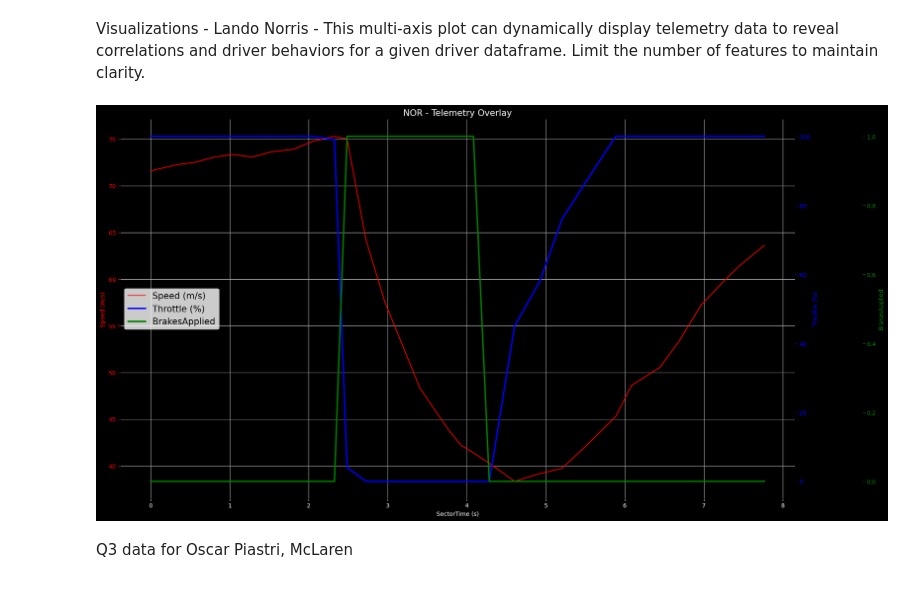
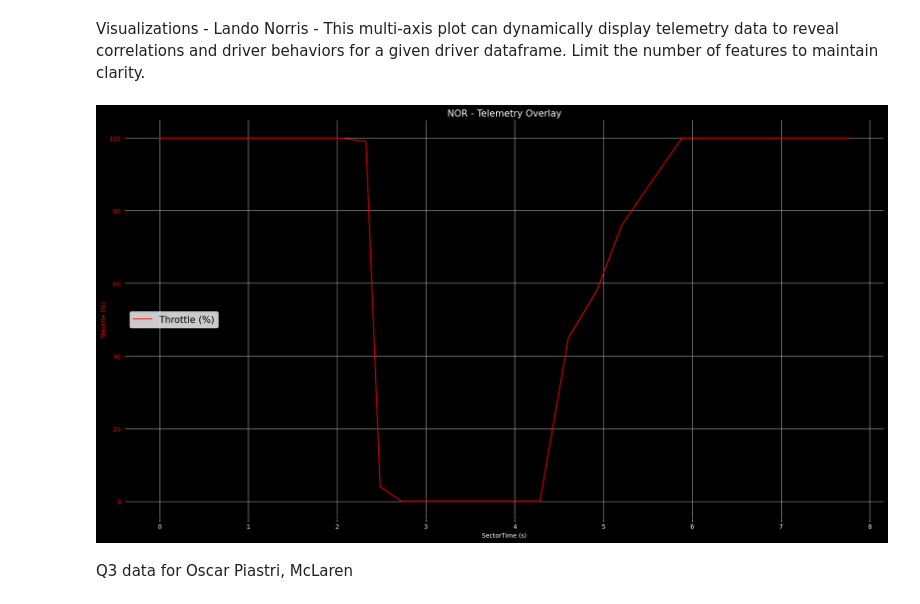
Before and after one commit to PESIII23/f1-driving-style-analytics-tool, a Jupyter notebook: notebooks/01_single_driver_analysis.ipynb, the cells around one changed output. Cells and saved outputs as stored; diff of their text form; code cells hidden in the pictures.

```diff
--- a/notebooks/01_single_driver_analysis.ipynb
+++ b/notebooks/01_single_driver_analysis.ipynb
@@ -128,10 +151,10 @@ Visualizations - Lando Norris - This multi-axis plot can dynamically display tel
 Limit the number of features to maintain clarity.
 # %%
 plots.plot_single_driver_telemetry(norris_corner_telemetry, norris, time_col='SectorTime (s)', telemetry_cols=[
-    speed, throttle, brakes
+    throttle
     ])
 # %% [output]
-[figure, old version]
+[figure, new version]
 # %% [markdown]
 Q3 data for Oscar Piastri, McLaren
 # %%
```
Also changed, not shown: parts of 2 cells of this notebook, 3 other files.
